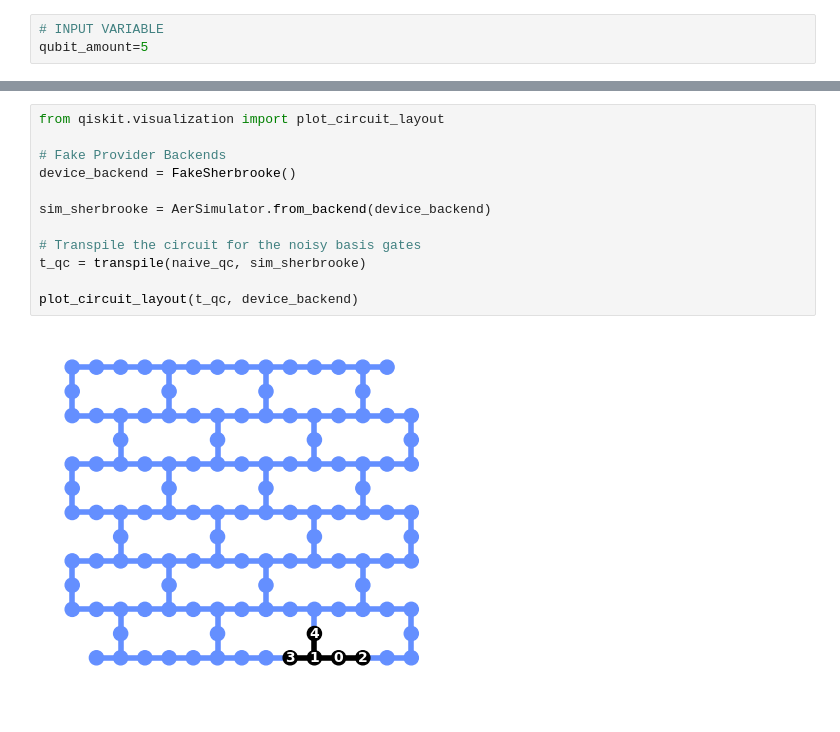
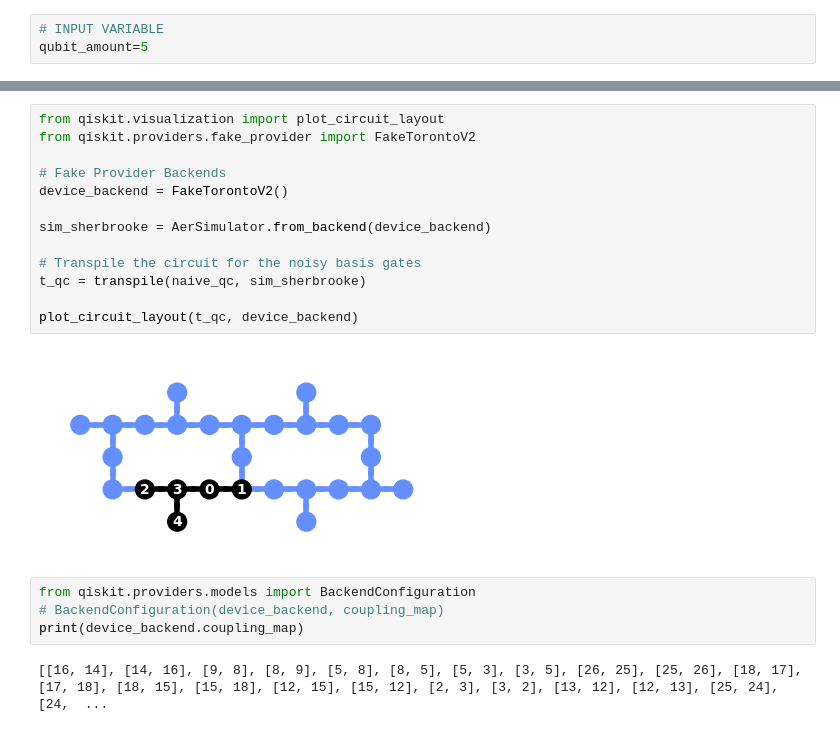
Before and after one commit to chuuuing/qiskit-hack, a Jupyter notebook: submission.ipynb, the cells around one changed output, grey strips where cells are left out. Drawn from its saved outputs; the diff is of its cells as text.

```diff
--- a/submission.ipynb
+++ b/submission.ipynb
@@ -128,14 +128,21 @@ plot_histogram([naive_counts_noise,clusterd_generalized_counts_noise],
 # %%
 from qiskit.visualization import plot_circuit_layout
+from qiskit.providers.fake_provider import FakeTorontoV2
 
 # Fake Provider Backends
-device_backend = FakeSherbrooke()
+device_backend = FakeTorontoV2()
 
 sim_sherbrooke = AerSimulator.from_backend(device_backend)
 
 # Transpile the circuit for the noisy basis gates
 t_qc = transpile(naive_qc, sim_sherbrooke)
 
 plot_circuit_layout(t_qc, device_backend)
 # %% [output]
-[figure, old version]
+[figure, new version]
+# %%
+from qiskit.providers.models import BackendConfiguration
+# BackendConfiguration(device_backend, coupling_map)
+print(device_backend.coupling_map)
+# %% [output]
+[[16, 14], [14, 16], [9, 8], [8, 9], [5, 8], [8, 5], [5, 3], [3, 5], [26, 25], [25, 26], [18, 17], [17, 18], [18, 15], [15, 18], [12, 15], [15, 12], [2, 3], [3, 2], [13, 12], [12, 13], [25, 24], [24,  ...
```
Also changed, not shown: parts of 1 cell of this notebook.
